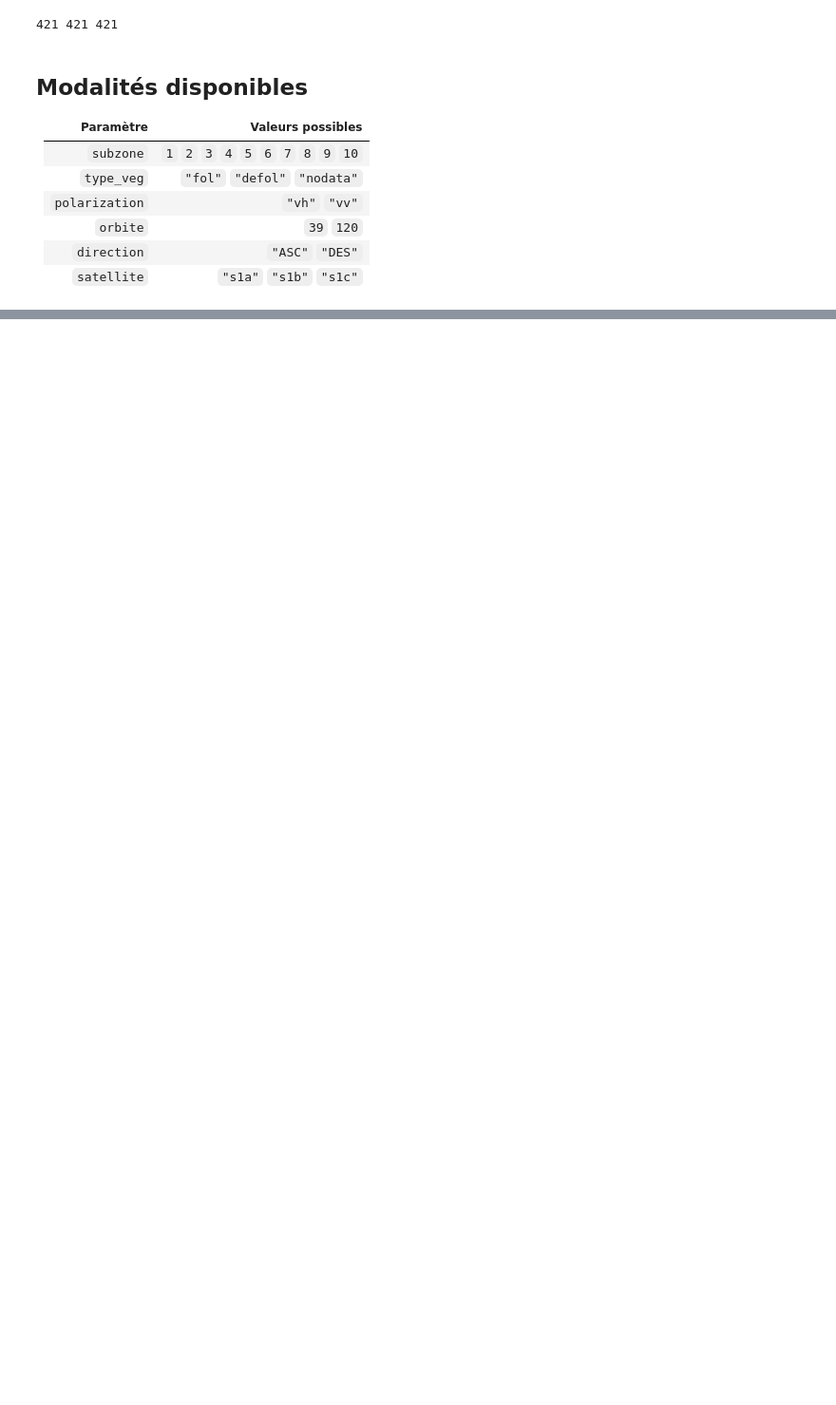
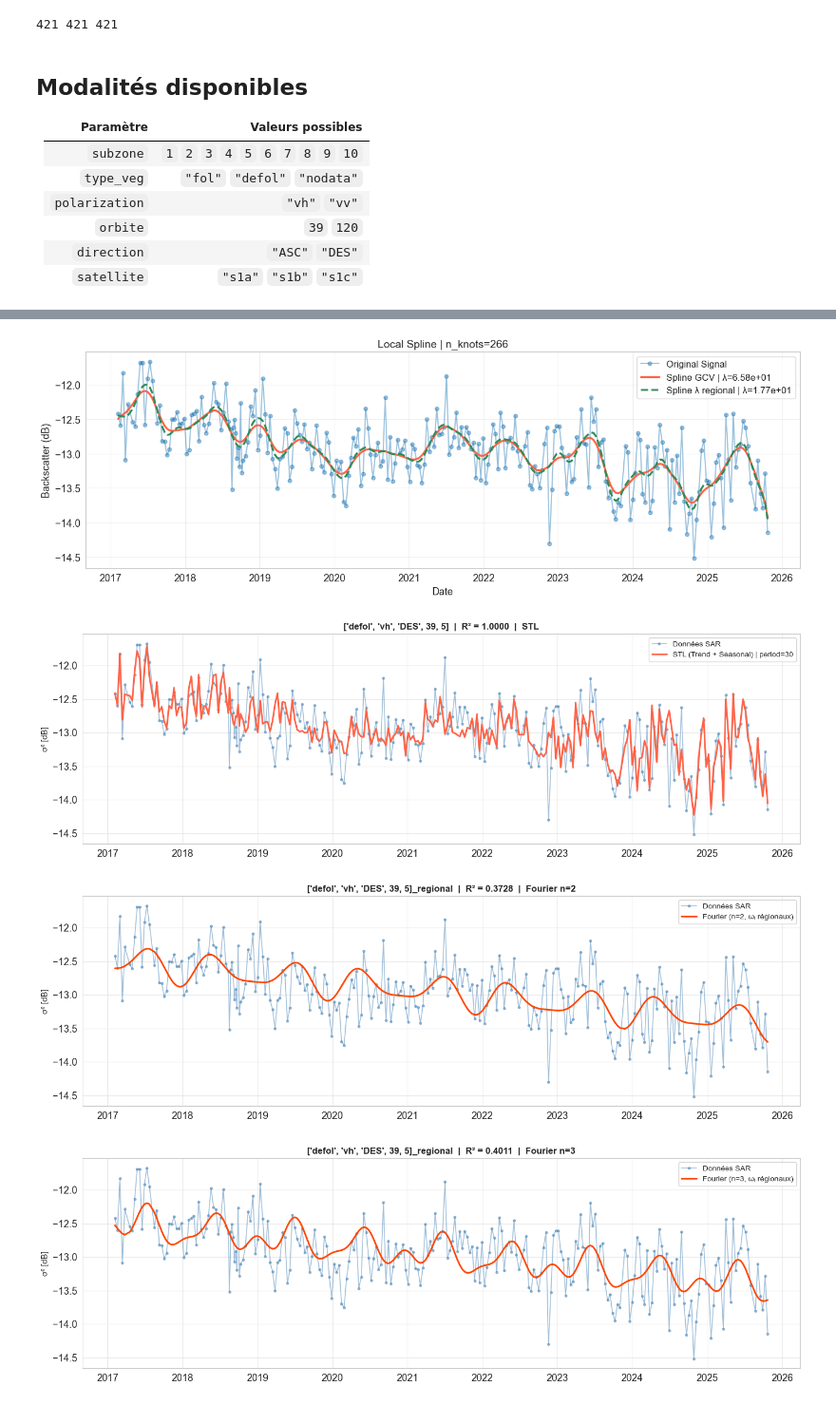
Before and after one commit to clairesn23/readingseminar, a Jupyter notebook: metafile.ipynb, the cells around one changed output, grey strips where cells are left out. Shown at 95% size. Drawn from its saved outputs; the diff is of its cells as text; code cells hidden in the pictures; blank space fills up the shorter version.

```diff
--- a/metafile.ipynb
+++ b/metafile.ipynb
@@ -716,0 +718,14 @@ Fourier n_freq=4            0.832265          0.975390          1.000000
+# %%
+plot=True
+N_FREQ_LIST = [2, 3, 4]   # modes harmoniques Fourier à tester
+
+#### extract des données ---------------------------------
+SERIES=["defol","vh","DES",39,5]
+#type_veg, polar, direction, orbite, subzone
+
+infos= full_pipeline_sub(SERIES, plot, N_FREQ_LIST)
+# %% [output]
+[figure, added]
+[figure, added]
+[figure, added]
+[figure, added]
```
Also changed, not shown: parts of 12 cells of this notebook.
